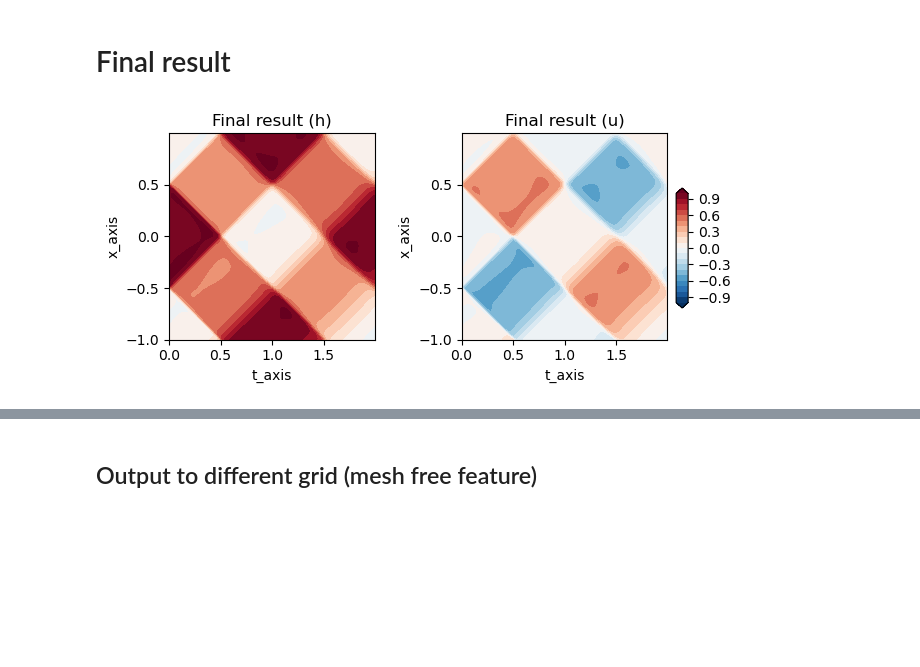
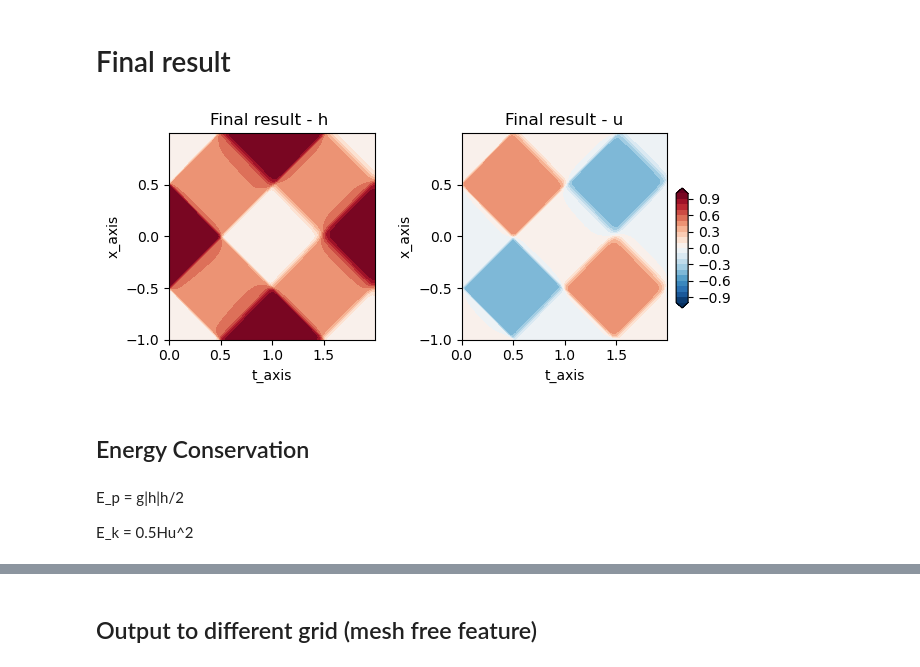
Before and after one commit to ChenggongWang/PINN_pytorch, a Jupyter notebook: shallow_water_1d.ipynb, the cells around one changed output, grey strips where cells are left out. Saved outputs shown, nothing was run; the diff lists cells and outputs as text; code cells hidden in the pictures; blank space fills up the shorter version.

```diff
--- a/shallow_water_1d.ipynb
+++ b/shallow_water_1d.ipynb
@@ -207,25 +216,39 @@ adv_1d_solver = PINN(t_axis=t_axis, x_axis=x_axis,IC_func=IC_func, g=1, H=1)
 loss = []
 # %% [markdown]
 # Run/Train model/PDE solver
+# %%
+def print_loss(i,loss_tmp):
+    if i is not None:
+        print(f'Epoch {i:6d} ', end='')
+    print(f'| fn loss1: {loss_tmp[0]:8.2e} '
+         +f'| fn loss2: {loss_tmp[1]:8.2e} '
+         +f'| BC loss: {loss_tmp[2]:8.2e} '
+         +f'| IC loss: {loss_tmp[3]:8.2e} ')
 # %%
 %%time
 N_save_num = 20 # how many times of output
 N_epoch_batch = 100
+Warmup_ICBC = True
+
+
 N_epoch = N_save_num*N_epoch_batch
-predict_iterms = np.zeros((N_save_num,t_axis.size,x_axis.size,2),dtype='float32')
+IC_epochs = np.zeros((N_save_num,x_axis.size,2),dtype='float32')
 
+if Warmup_ICBC is True:
+    for i in range(400): # use 10 epoch to warmup IC
+        adv_1d_solver.train_IC_warmup()
+    loss_tmp = adv_1d_solver.current_loss()
+    loss.append(loss_tmp)
+    print('Warmup_ICBC:',end=' ')
+    print_loss(None,loss_tmp)
 for i in range(N_epoch):
     # train and get loss: iter_nums per epoch
-    adv_1d_solver.train(col_poi_batch_size=int(t_axis.size*x_axis.size/5))
+    adv_1d_solver.train(col_poi_batch_size=int(t_axis.size*x_axis.size/20))
     if i%N_epoch_batch == 0:
         loss_tmp = adv_1d_solver.current_loss()
         loss.append(loss_tmp)
-        print(f'Epoch {i:5d} '
-             +f'| fn loss1: {loss_tmp[0]:7.5f} '
-             +f'| fn loss2: {loss_tmp[1]:7.5f} '
-             +f'| BC loss: {loss_tmp[2]:7.5f} '
-             +f'| IC loss: {loss_tmp[3]:7.5f} ')
+        print_loss(i,loss_tmp)
         # predict and save output of NN_model
-        output = adv_1d_solver.predict()
-        predict_iterms[int(i/N_epoch_batch),:,:,:] = output.to('cpu').reshape((t_axis.size,x_axis.size,2))
+        output = adv_1d_solver.predict().reshape((t_axis.size,x_axis.size,2))
+        IC_epochs[int(i/N_epoch_batch),:,:] = output.to('cpu')[0,:,:]
 # %% [output]
@@ -265,14 +293,14 @@ fig, axs = plt.subplots(nrows=1,ncols=2, figsize=(6,3),dpi=100)
 axs = axs.flatten()
 levels = np.arange(-1,1.05,0.1)
 ax = axs[0]
-cb = ax.contourf(np.arange(N_save_num)*N_epoch_batch,x_axis,predict_iterms[:,0,:,0].T,
+cb = ax.contourf(np.arange(N_save_num)*N_epoch_batch,x_axis,IC_epochs[:,:,0].T,
                  levels=levels,extend='both',cmap=plt.cm.RdBu_r)
 
 ax.set_xlabel('N_epoch')
 ax.set_ylabel('x_axis')
 ax.set_title('IC (h)')
 ax = axs[1]
-cb = ax.contourf(np.arange(N_save_num)*N_epoch_batch,x_axis,predict_iterms[:,0,:,1].T,
+cb = ax.contourf(np.arange(N_save_num)*N_epoch_batch,x_axis,IC_epochs[:,:,1].T,
                  levels=levels,extend='both',cmap=plt.cm.RdBu_r)
 
 ax.set_xlabel('N_epoch')
@@ -289,28 +317,35 @@ fig.tight_layout()
 # %% [markdown]
 # Final result
 # %%
+output = adv_1d_solver.predict().reshape((t_axis.size,x_axis.size,2)).to('cpu')
 fig, axs = plt.subplots(nrows=1,ncols=2, figsize=(6,3),dpi=100)
 axs = axs.flatten()
 levels = np.arange(-1,1.05,0.1)
 ax = axs[0]
-ax.contourf(t_axis,x_axis,predict_iterms[-1,:,:,0].T,
+ax.contourf(t_axis,x_axis,output[:,:,0].T,
                  levels=levels,extend='both',cmap=plt.cm.RdBu_r)
 
 ax.set_xlabel('t_axis')
 ax.set_ylabel('x_axis')
-ax.set_title('Final result (h)')
+ax.set_title('Final result - h ')
 ax = axs[1]
-ax.contourf(t_axis,x_axis,predict_iterms[-1,:,:,1].T,
+ax.contourf(t_axis,x_axis,output[:,:,1].T,
                  levels=levels,extend='both',cmap=plt.cm.RdBu_r)
 
 ax.set_xlabel('t_axis')
 ax.set_ylabel('x_axis')
-ax.set_title('Final result (u)')
+ax.set_title('Final result - u')
 
 # Add a colorbar axis at the bottom of the graph
 cbar_ax = fig.add_axes([0.99, 0.3, 0.02, 0.4])
 # Draw the colorbar
 cbar = fig.colorbar(cb, cax=cbar_ax,orientation='vertical')
 fig.tight_layout()
 # %% [output]
-[figure, old version]
+[figure, new version]
+# %% [markdown]
+## Energy Conservation
+# %% [markdown]
+E_p = g|h|h/2
+
+E_k = 0.5Hu^2
```
Also changed, not shown: parts of 8 cells of this notebook.
